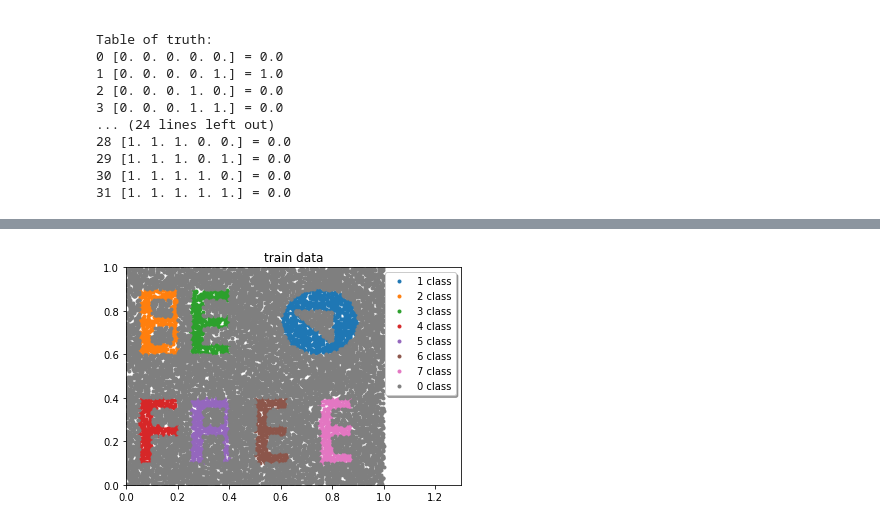
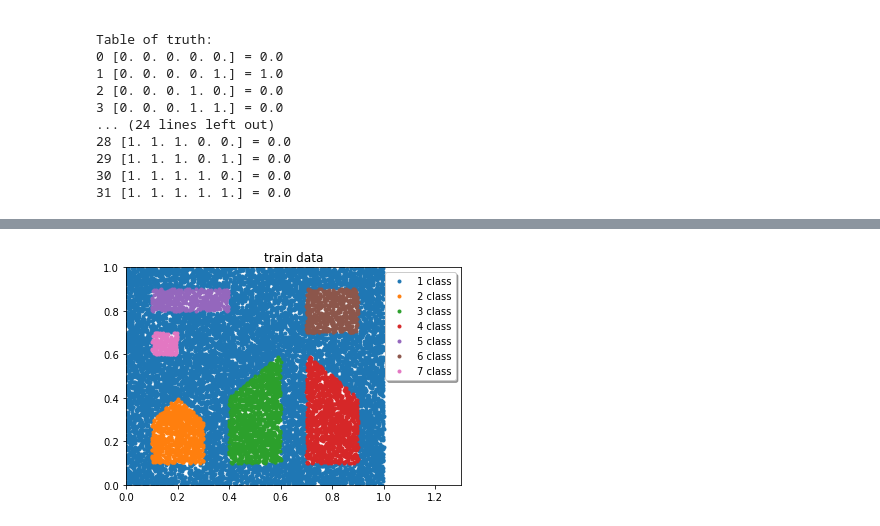
Before and after one commit to grafovdenis/NeuralNets, a Jupyter notebook: lab0/src/zero_report.ipynb, the cells around one changed output, grey strips where cells are left out. Drawn from its saved outputs; the diff is of its cells as text; code cells hidden in the pictures.

Commit message:
Zero and first labs are completed

```diff
--- a/lab0/src/zero_report.ipynb
+++ b/lab0/src/zero_report.ipynb
@@ -152,10 +153,11 @@ Table of truth:
 import matplotlib.pyplot as plt
 import random as rand
 import numpy as np
+import sys
 
+sys.path.append('../..')
 
-def draw_rectangle(x, y, x1, y1, x2, y2):
-    return (x1 < x < x2) & (y1 < y < y2)
+from lib.draw import *
 
 
 def load_data(train_size=3000, show=False):
@@ -184,8 +186,7 @@ def load_data(train_size=3000, show=False):
             x_test = np.append(x_test, (x, y))
 
         # Text
-        if not draw_rectangle(x, y, 0.7, 0.2, 0.8, 0.8) | draw_rectangle(x, y, 0.1, 0.2, 0.2, 0.8) \
-               | draw_rectangle(x, y, 0.2, 0.4, 0.4, 0.6) | draw_rectangle(x, y, 0.4, 0.2, 0.5, 0.8):
+        if draw_rectangle(x, y, 0.2, 0.2, 0.6, 0.6) | draw_triangle(x, y, 0.2, 0.6, 0.4, 0.8, 0.6, 0.6):
             if i < train_size:
                 x0_train = np.append(x0_train, (x, y))
                 y_train = np.append(y_train, 1)
@@ -257,32 +258,12 @@ print(y_test.shape)
 # Fourth dataset
 
 import matplotlib.pyplot as plt
-import math
 import numpy as np
+import sys
 
+sys.path.append('../..')
 
-def draw_rectangle(x, y, x1, y1, x2, y2):
-    return (x1 < x < x2) & (y1 < y < y2)
-
-
-def draw_circle(x, y, x1, y1, r):
-    return not (x1 - x) ** 2 + (y1 - y) ** 2 < r ** 2
-
-
-def draw_triangle(x, y, x1, y1, x2, y2, x3, y3):
-    sign1 = (x1 - x) * (y2 - y1) - (x2 - x1) * (y1 - y)
-    sign2 = (x2 - x) * (y3 - y2) - (x3 - x2) * (y2 - y)
-    sign3 = (x3 - x) * (y1 - y3) - (x1 - x3) * (y3 - y)
-
-    # Нормализация
-    try:
-        sign1 /= math.fabs(sign1)
-        sign2 /= math.fabs(sign2)
-        sign3 /= math.fabs(sign3)
-    except ZeroDivisionError:
-        return True
-
-    return not int(sign1) == int(sign2) == int(sign3)
+from lib.draw import *
 
 
 def load_data(train_size=4000, show=False):
@@ -301,7 +282,6 @@ def load_data(train_size=4000, show=False):
     train_plt_points4 = np.empty(0)
     train_plt_points5 = np.empty(0)
     train_plt_points6 = np.empty(0)
-    train_plt_points7 = np.empty(0)
 
     test_plt_points0 = np.empty(0)
     test_plt_points1 = np.empty(0)
@@ -310,16 +290,13 @@ def load_data(train_size=4000, show=False):
     test_plt_points4 = np.empty(0)
     test_plt_points5 = np.empty(0)
     test_plt_points6 = np.empty(0)
-    test_plt_points7 = np.empty(0)
 
     for i in range(0, train_size + test_size):
         x = np.random.random()
         y = np.random.random()
 
         # First class
-        if draw_rectangle(x, y, 0.05, 0.6, 0.1, 0.9) | draw_rectangle(x, y, 0.175, 0.6, 0.2, 0.9) \
-                | draw_rectangle(x, y, 0.1, 0.725, 0.2, 0.775) | draw_rectangle(x, y, 0.1, 0.85, 0.2, 0.9) \
-                | draw_rectangle(x, y, 0.1, 0.6, 0.2, 0.65):
+        if draw_rectangle(x, y, .1, .1, .3, .3) | draw_triangle(x, y, .1, .3, .2, .4, .3, .3):
             if i < train_size:
                 x_train = np.append(x_train, (x, y))
                 y_train = np.append(y_train, np.array([1, 0, 0, 0, 0, 0]))
@@ -330,10 +307,7 @@ def load_data(train_size=4000, show=False):
                 test_plt_points1 = np.append(test_plt_points1, (x, y))
 
         # Second class
-        elif draw_rectangle(x, y, 0.25, 0.6, 0.3, 0.9) \
-                | draw_rectangle(x, y, 0.3, 0.725, 0.4, 0.775) \
-                | draw_rectangle(x, y, 0.3, 0.85, 0.4, 0.9) \
-                | draw_rectangle(x, y, 0.3, 0.6, 0.4, 0.65):
+        elif draw_rectangle(x, y, .4, .1, .6, .4) | draw_triangle(x, y, .4, .4, .6, .6, .6, .4):
             if i < train_size:
                 x_train = np.append(x_train, (x, y))
                 y_train = np.append(y_train, np.array([0, 1, 0, 0, 0, 0]))
@@ -342,10 +316,9 @@ def load_data(train_size=4000, show=False):
                 x_test = np.append(x_test, (x, y))
                 y_train = np.append(y_train, np.array([0, 1, 0, 0, 0, 0]))
                 test_plt_points2 = np.append(test_plt_points2, (x, y))
+
         # Third class
-        elif draw_rectangle(x, y, 0.05, 0.1, 0.1, 0.4) \
-                | draw_rectangle(x, y, 0.1, 0.225, 0.2, 0.275) \
-                | draw_rectangle(x, y, 0.1, 0.35, 0.2, 0.4):
+        elif draw_rectangle(x, y, .7, .1, .9, .4) | draw_triangle(x, y, .7, .4, .7, .6, .9, .4):
             if i < train_size:
                 x_train = np.append(x_train, (x, y))
                 y_train = np.append(y_train, np.array([0, 0, 1, 0, 0, 0]))
@@ -356,11 +329,7 @@ def load_data(train_size=4000, show=False):
                 test_plt_points3 = np.append(test_plt_points3, (x, y))
 
         # Fourth class
-        elif draw_rectangle(x, y, 0.25, 0.1, 0.3, 0.4) \
-                | draw_rectangle(x, y, 0.375, 0.275, 0.4, 0.375) \
-                | draw_rectangle(x, y, 0.375, 0.1, 0.4, 0.275) \
-                | draw_rectangle(x, y, 0.3, 0.225, 0.4, 0.275) \
-                | draw_rectangle(x, y, 0.3, 0.35, 0.4, 0.4):
+        elif draw_rectangle(x, y, .1, .8, .4, .9):
             if i < train_size:
                 x_train = np.append(x_train, (x, y))
                 y_train = np.append(y_train, np.array([0, 0, 0, 1, 0, 0]))
@@ -371,10 +340,7 @@ def load_data(train_size=4000, show=False):
                 test_plt_points4 = np.append(test_plt_points4, (x, y))
 
         # Fifth class
-        elif draw_rectangle(x, y, 0.5, 0.1, 0.55, 0.4) \
-                | draw_rectangle(x, y, 0.5, 0.225, 0.625, 0.275) \
-                | draw_rectangle(x, y, 0.5, 0.35, 0.625, 0.4) \
-                | draw_rectangle(x, y, 0.5, 0.1, 0.625, 0.15):
+        elif draw_rectangle(x, y, .7, .7, .9, .9):
             if i < train_size:
                 x_train = np.append(x_train, (x, y))
                 y_train = np.append(y_train, np.array([0, 0, 0, 0, 1, 0]))
@@ -385,10 +351,7 @@ def load_data(train_size=4000, show=False):
                 test_plt_points5 = np.append(test_plt_points5, (x, y))
 
         # Sixth class
-        elif draw_rectangle(x, y, 0.75, 0.1, 0.8, 0.4) \
-                | draw_rectangle(x, y, 0.75, 0.225, 0.875, 0.275) \
-                | draw_rectangle(x, y, 0.75, 0.35, 0.875, 0.4) \
-                | draw_rectangle(x, y, 0.75, 0.1, 0.875, 0.15):
+        elif draw_rectangle(x, y, .1, .6, .2, .7):
             if i < train_size:
                 x_train = np.append(x_train, (x, y))
                 y_train = np.append(y_train, np.array([0, 0, 0, 0, 0, 1]))
@@ -399,17 +362,6 @@ def load_data(train_size=4000, show=False):
                 test_plt_points6 = np.append(test_plt_points6, (x, y))
 
         # Seventh class
-        elif draw_circle(x, y, 0.75, 0.75, 0.15) | (not draw_triangle(x, y, 0.65, 0.8, 0.8, 0.8, 0.8, 0.65)):
-            if i < train_size:
-                x_train = np.append(x_train, (x, y))
-                y_train = np.append(y_train, np.array([0, 0, 0, 0, 0, 1]))
-                train_plt_points7 = np.append(train_plt_points7, (x, y))
-            else:
-                x_test = np.append(x_test, (x, y))
-                y_train = np.append(y_train, np.array([0, 0, 0, 0, 0, 1]))
-                test_plt_points7 = np.append(test_plt_points7, (x, y))
-
-        # Eighth class
         else:
             if i < train_size:
                 x_train = np.append(x_train, (x, y))
@@ -430,7 +382,6 @@ def load_data(train_size=4000, show=False):
     train_plt_points4.shape = (int(train_plt_points4.size / 2), 2)
     train_plt_points5.shape = (int(train_plt_points5.size / 2), 2)
     train_plt_points6.shape = (int(train_plt_points6.size / 2), 2)
-    train_plt_points7.shape = (int(train_plt_points7.size / 2), 2)
 
     x_test.shape = (int(x_test.size / 2), 2)
     y_test.shape = (int(y_test.size / 6), 6)
@@ -441,7 +392,6 @@ def load_data(train_size=4000, show=False):
     test_plt_points4.shape = (int(test_plt_points4.size / 2), 2)
     test_plt_points5.shape = (int(test_plt_points5.size / 2), 2)
     test_plt_points6.shape = (int(test_plt_points6.size / 2), 2)
-    test_plt_points7.shape = (int(test_plt_points7.size / 2), 2)
 
     # plotting
     plt.xlim(0, 1.3)
@@ -454,38 +404,38 @@ def load_data(train_size=4000, show=False):
     plt.plot(train_plt_points4.transpose()[0], train_plt_points4.transpose()[1], '.')
     plt.plot(train_plt_points5.transpose()[0], train_plt_points5.transpose()[1], '.')
     plt.plot(train_plt_points6.transpose()[0], train_plt_points6.transpose()[1], '.')
-    plt.plot(train_plt_points7.transpose()[0], train_plt_points7.transpose()[1], '.')
 
     plt.legend(('1 class', '2 class', '3 class', '4 class', '5 class', '6 class',
-                '7 class', '0 class'), loc='upper right', shadow=True)
+                '7 class'), loc='upper right', shadow=True)
 
     if show:
         plt.show()
 
     plt.close()
 
     # plotting
     plt.xlim(0, 1.3)
     plt.ylim(0, 1)
     plt.title("test data")
     plt.plot(test_plt_points0.transpose()[0], test_plt_points0.transpose()[1], '.')
     plt.plot(test_plt_points1.transpose()[0], test_plt_points1.transpose()[1], '.')
     plt.plot(test_plt_points2.transpose()[0], test_plt_points2.transpose()[1], '.')
     plt.plot(test_plt_points3.transpose()[0], test_plt_points3.transpose()[1], '.')
     plt.plot(test_plt_points4.transpose()[0], test_plt_points4.transpose()[1], '.')
     plt.plot(test_plt_points5.transpose()[0], test_plt_points5.transpose()[1], '.')
     plt.plot(test_plt_points6.transpose()[0], test_plt_points6.transpose()[1], '.')
-    plt.plot(test_plt_points7.transpose()[0], test_plt_points7.transpose()[1], '.')
 
     plt.legend(('1 class', '2 class', '3 class', '4 class', '5 class', '6 class',
-                '7 class', '0 class'), loc='upper right', shadow=True)
+                '7 class'), loc='upper right', shadow=True)
 
     if show:
         plt.show()
 
     return (x_train, y_train), (x_test, y_test)
 
 
+
+
 (x_train, y_train), (x_test, y_test) = load_data(train_size=16000, show=True)
 # %% [output]
-[figure, old version]
+[figure, new version]
```
Also changed, not shown: parts of 7 cells of this notebook, 12 other files.
